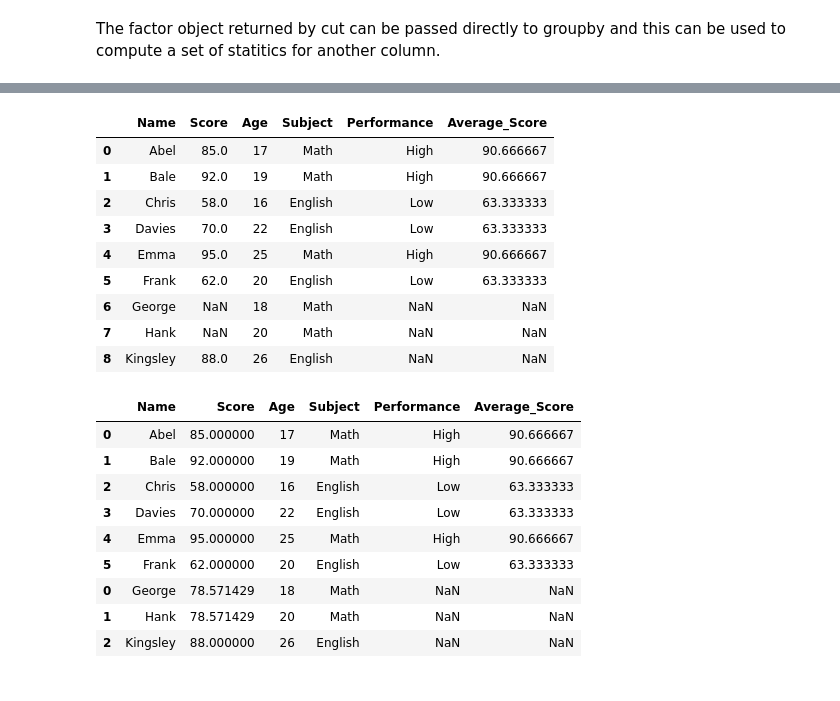
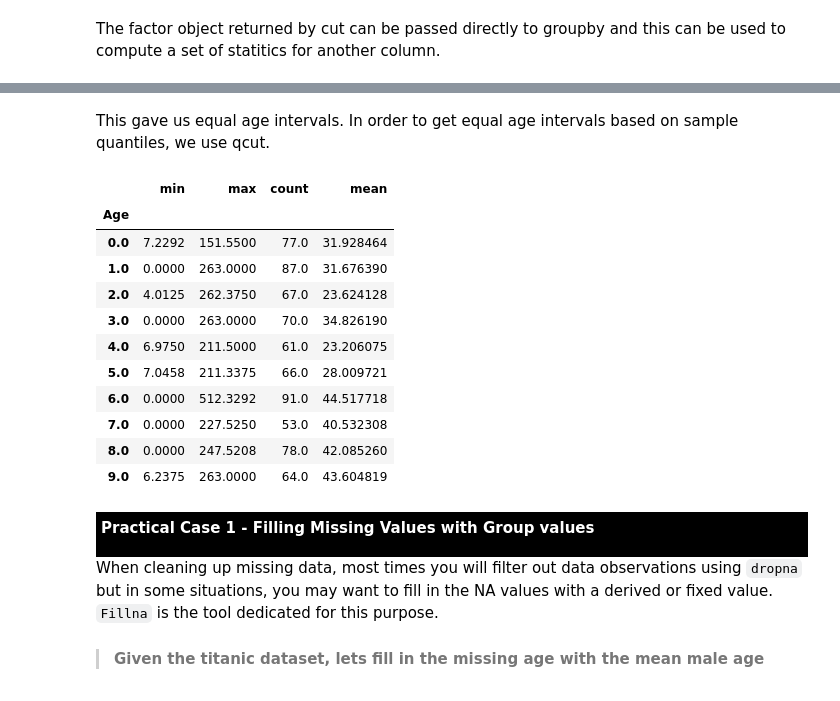
Before and after one commit to Craphtr/Python-Essentials-For-Machine-Learning, a Jupyter notebook: 09_Data_Aggregation_in_Pandas.ipynb, the cells around one changed output, grey strips where cells are left out. Cells and saved outputs as stored; diff of their text form; code cells hidden in the pictures.

```diff
--- a/09_Data_Aggregation_in_Pandas.ipynb
+++ b/09_Data_Aggregation_in_Pandas.ipynb
@@ -425,32 +419,27 @@ Data Aggregation  often involves mising data and Pandas provides options for han
-# %%
-extra_students = pd.DataFrame({'Name':['George','Hank','Kingsley'],'Score':[np.NaN,np.NaN,88],
-                              'Age':[18,20,26],'Subject':['Math','Math','English']})
-
-student_data_new = student_data.append(extra_students)
-student_data_new.reset_index().drop(columns='index')
-# %% [output]
-|  | Name | Score | Age | Subject | Performance | Average_Score |
-| 0 | Abel | 85.0 | 17 | Math | High | 90.666667 |
-| 1 | Bale | 92.0 | 19 | Math | High | 90.666667 |
-| 2 | Chris | 58.0 | 16 | English | Low | 63.333333 |
-| 3 | Davies | 70.0 | 22 | English | Low | 63.333333 |
-| 4 | Emma | 95.0 | 25 | Math | High | 90.666667 |
-| 5 | Frank | 62.0 | 20 | English | Low | 63.333333 |
-| 6 | George | NaN | 18 | Math | NaN | NaN |
-| 7 | Hank | NaN | 20 | Math | NaN | NaN |
-| 8 | Kingsley | 88.0 | 26 | English | NaN | NaN |
-# %%
-fill_mean = student_data_new['Score'].mean()
-student_data_new['Score'] = student_data_new['Score'].fillna(fill_mean)
-student_data_new
-# %% [output]
-|  | Name | Score | Age | Subject | Performance | Average_Score |
-| 0 | Abel | 85.000000 | 17 | Math | High | 90.666667 |
-| 1 | Bale | 92.000000 | 19 | Math | High | 90.666667 |
-| 2 | Chris | 58.000000 | 16 | English | Low | 63.333333 |
-| 3 | Davies | 70.000000 | 22 | English | Low | 63.333333 |
-| 4 | Emma | 95.000000 | 25 | Math | High | 90.666667 |
-| 5 | Frank | 62.000000 | 20 | English | Low | 63.333333 |
-| 0 | George | 78.571429 | 18 | Math | NaN | NaN |
-| 1 | Hank | 78.571429 | 20 | Math | NaN | NaN |
-| 2 | Kingsley | 88.000000 | 26 | English | NaN | NaN |
+# %% [markdown]
+This gave us equal age intervals. In order to get equal age intervals based on sample quantiles, we use qcut.
+# %%
+quantile_grps = pd.qcut(dat['Age'], 10, labels=False)
+#Now group the fares according to the age groups
+grouped = dat['Fare'].groupby(quantile_grps)
+grouped.apply(get_stats).unstack()
+# %% [output]
+|  | min | max | count | mean |
+| Age |  |  |  |  |
+| 0.0 | 7.2292 | 151.5500 | 77.0 | 31.928464 |
+| 1.0 | 0.0000 | 263.0000 | 87.0 | 31.676390 |
+| 2.0 | 4.0125 | 262.3750 | 67.0 | 23.624128 |
+| 3.0 | 0.0000 | 263.0000 | 70.0 | 34.826190 |
+| 4.0 | 6.9750 | 211.5000 | 61.0 | 23.206075 |
+| 5.0 | 7.0458 | 211.3375 | 66.0 | 28.009721 |
+| 6.0 | 0.0000 | 512.3292 | 91.0 | 44.517718 |
+| 7.0 | 0.0000 | 227.5250 | 53.0 | 40.532308 |
+| 8.0 | 0.0000 | 247.5208 | 78.0 | 42.085260 |
+| 9.0 | 6.2375 | 263.0000 | 64.0 | 43.604819 |
+# %% [markdown]
+<div style="background-color: black; padding: 5px">
+    <p><b><font size="+2" color="white">Practical Case 1 - Filling Missing Values with Group values</font></b></p>
+    </div>
+
+When cleaning up missing data, most times you will filter out data observations using `dropna` but in some situations, you may want to fill in the NA values with a derived or fixed value. `Fillna` is the tool dedicated for this purpose.
+> #### **Given the titanic dataset, lets fill in the missing age with the mean male age**
```
Also changed, not shown: parts of 21 cells of this notebook.
